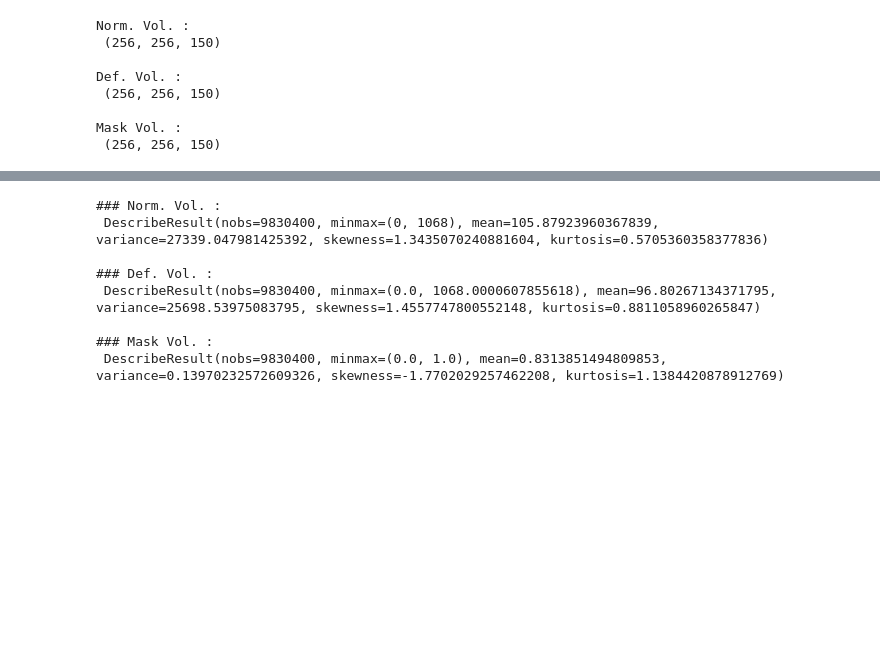
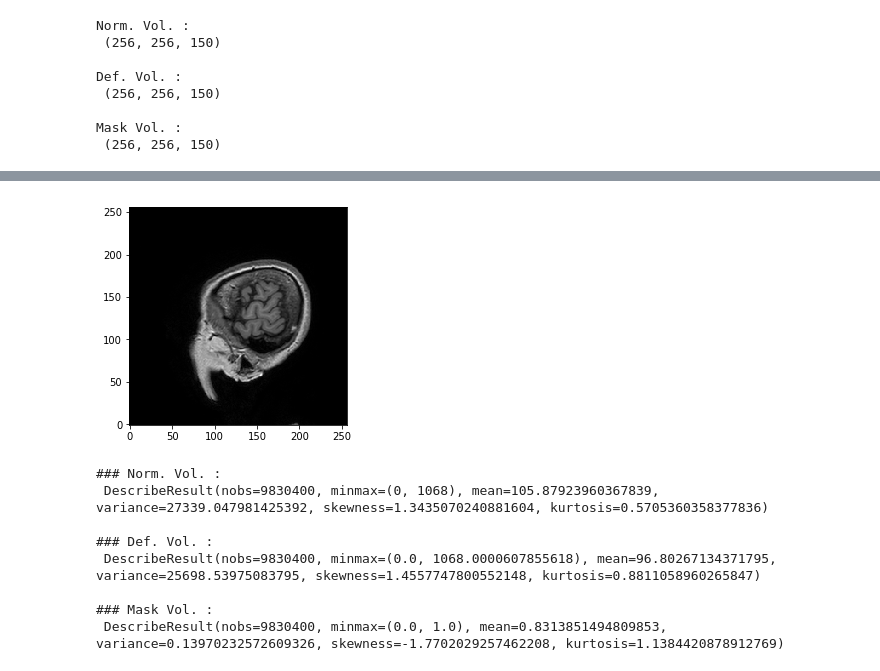
Before and after one commit to mechaman/ARFF-CNN, a Jupyter notebook: notebooks/Visual_Scratchpad.ipynb, the cells around one changed output, grey strips where cells are left out. Cells and saved outputs as stored; diff of their text form; code cells hidden in the pictures; blank space fills up the shorter version.

```diff
--- a/notebooks/Visual_Scratchpad.ipynb
+++ b/notebooks/Visual_Scratchpad.ipynb
@@ -74,3 +74,30 @@ plt.show()
+# %%
+### Normalize & Pad Image ###
+import os
+import re
+import sys
+module_path = os.path.abspath(os.path.join('..'))
+if module_path not in sys.path:
+    sys.path.append(module_path)
+
+from data_generator import DataGenerator
+
+norm_img_norm = DataGenerator.normalizeImg(DataGenerator, norm_img)
+norm_img_norm_pad = DataGenerator.padImage(DataGenerator, norm_img_norm)
+# %%
+### View normalized and padded image ###
+norm_slice = norm_img_norm_pad[:, :, 75]
+#def_slice = def_img[:, :, 75]
+#mask_slice = mask_img[:, :, 75]
+
+show_slice(norm_slice)
+plt.show()
+#show_slice(def_slice)
+#plt.show()
+#show_slice(mask_slice)
+#plt.show()
+# %% [output]
+[figure, added]
 # %%
 ### Data Stats. ###
 print('### Norm. Vol. :\n', stats.describe(norm_img, axis=None))
```
Also changed, not shown: parts of 2 cells of this notebook, 3 other files.
